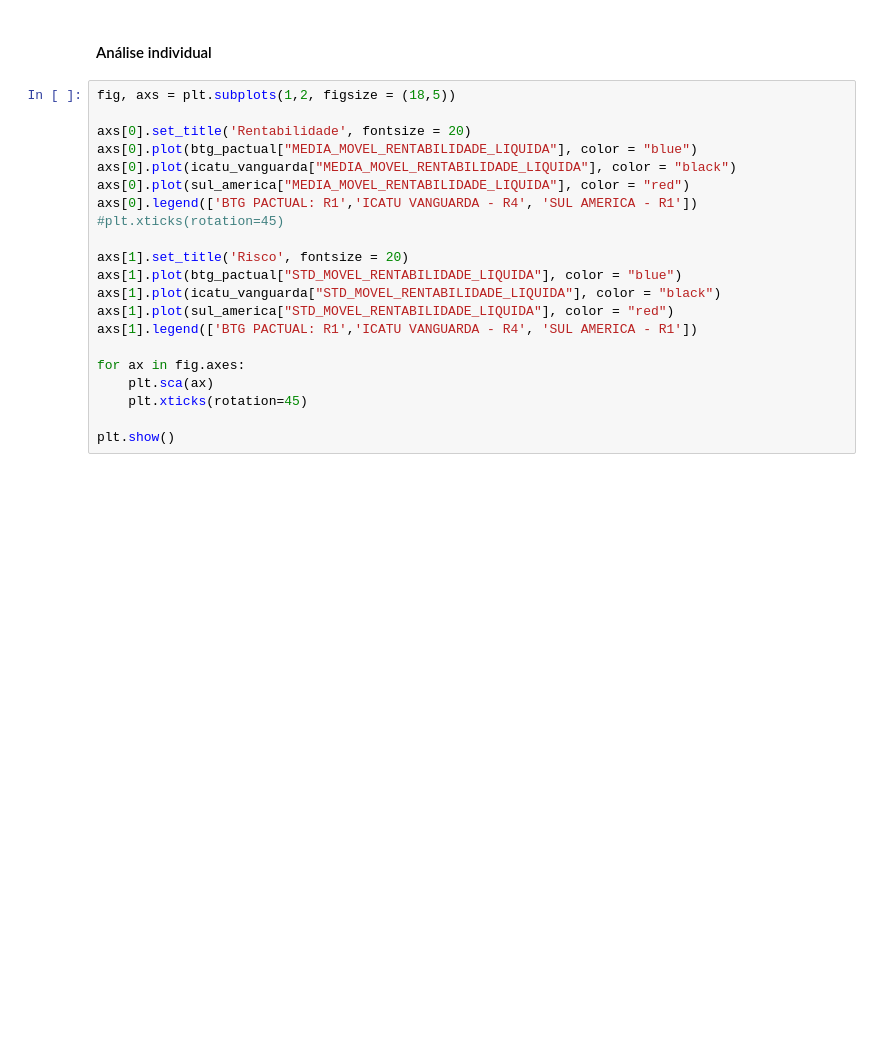
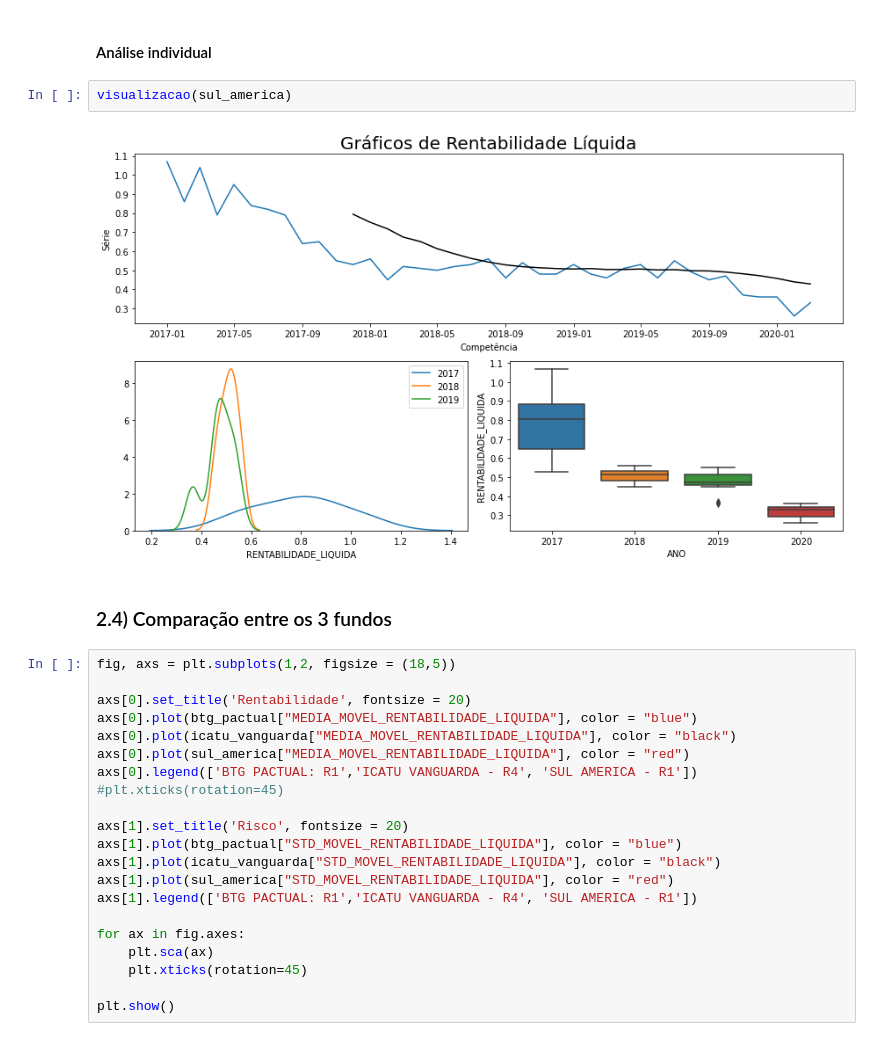
Before and after one commit to fabiorfc/Financas, a Jupyter notebook: Fundos_de_Investimentos.ipynb, the cells around one changed output. Drawn from its saved outputs; the diff is of its cells as text; blank space fills up the shorter version.

```diff
--- a/Fundos_de_Investimentos.ipynb
+++ b/Fundos_de_Investimentos.ipynb
@@ -248,6 +248,12 @@ SIM
 NÃO
 # %% [markdown]
 #### Análise individual
+# %%
+visualizacao(sul_america)
+# %% [output]
+[figure, added]
+# %% [markdown]
+### 2.4) Comparação entre os 3 fundos
 # %%
 fig, axs = plt.subplots(1,2, figsize = (18,5))
 
```
Also changed, not shown: parts of 1 cell of this notebook.
